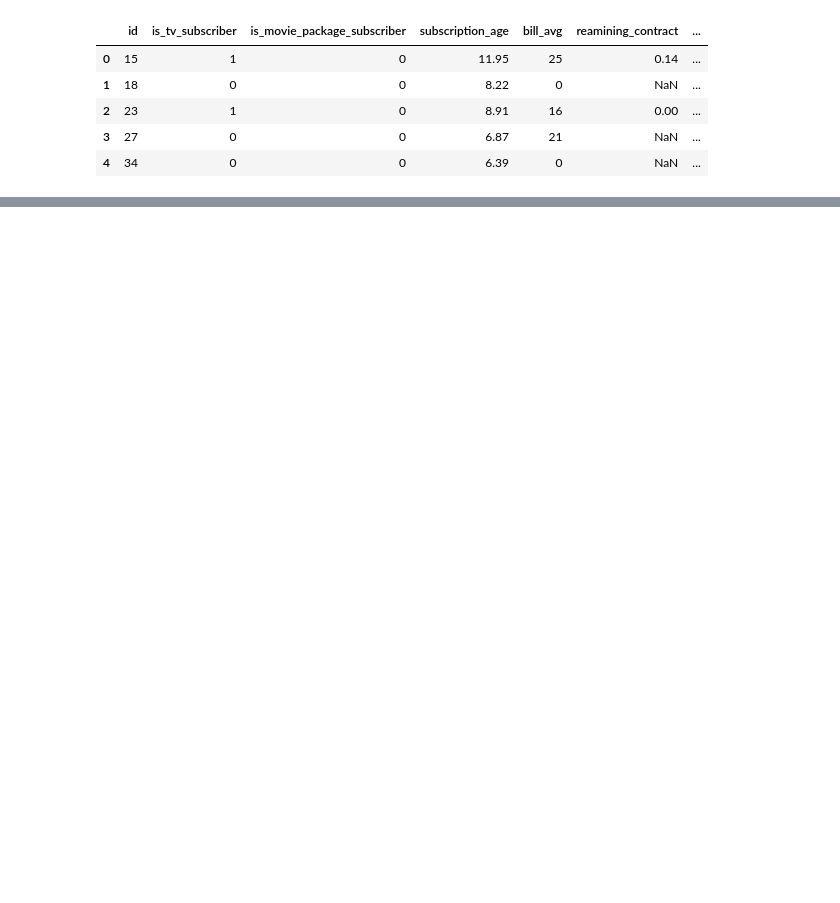
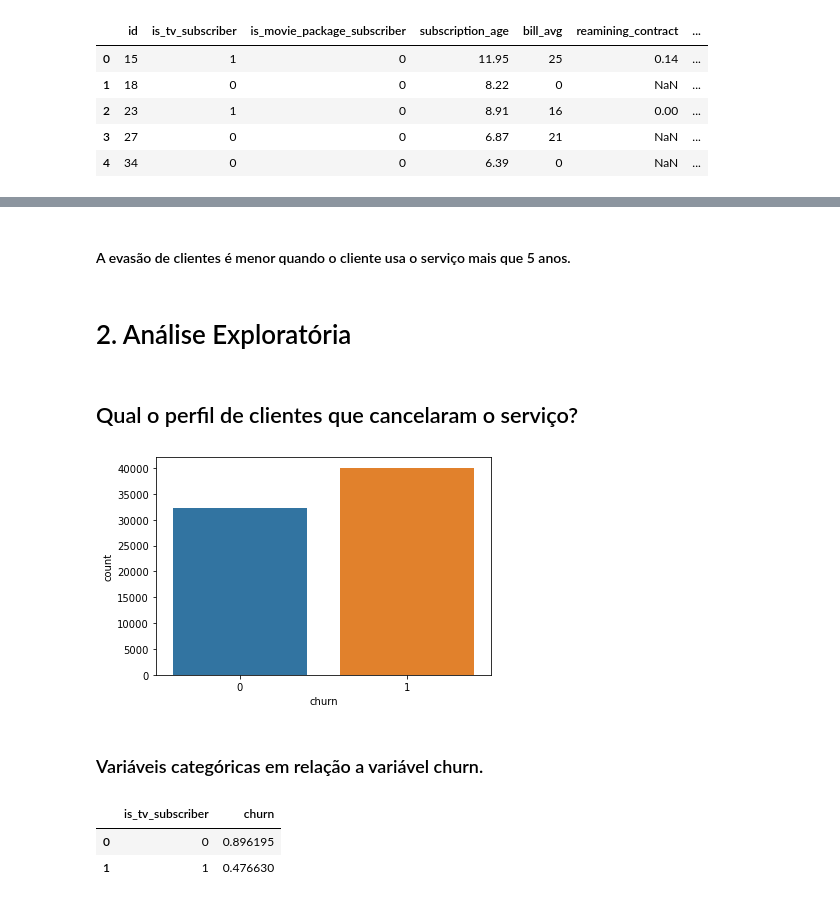
Before and after one commit to omarca2022/churn_project, a Jupyter notebook: churn_projeto.ipynb, the cells around one changed output, grey strips where cells are left out. Drawn from its saved outputs; the diff is of its cells as text; code cells hidden in the pictures; blank space fills up the shorter version.

```diff
--- a/churn_projeto.ipynb
+++ b/churn_projeto.ipynb
@@ -20,0 +113,22 @@ churn.shape
+# %% [markdown]
+#### A evasão de clientes é menor quando o cliente usa o serviço mais que 5 anos.
+# %% [markdown]
+# 2. Análise Exploratória
+# %% [markdown]
+## Qual o perfil de clientes que cancelaram o serviço?
+# %%
+# Existe um pequeno desbalanceamento em relação a variável churn.
+sns.countplot(data=churn_df,x='churn');
+# %% [output]
+[figure, added]
+# %% [markdown]
+### Variáveis categóricas em relação a variável churn.
+# %%
+# Variável is_tv_subscriber em relação a variável churn
+churn_df['is_tv_subscriber']=churn_df['is_tv_subscriber'].replace([0,1],['0','1'])
+churn_1 = churn_df.groupby ('is_tv_subscriber').churn.mean ().reset_index()
+churn_1
+# %% [output]
+|  | is_tv_subscriber | churn |
+| 0 | 0 | 0.896195 |
+| 1 | 1 | 0.476630 |
```
Also changed, not shown: parts of 47 cells of this notebook.
